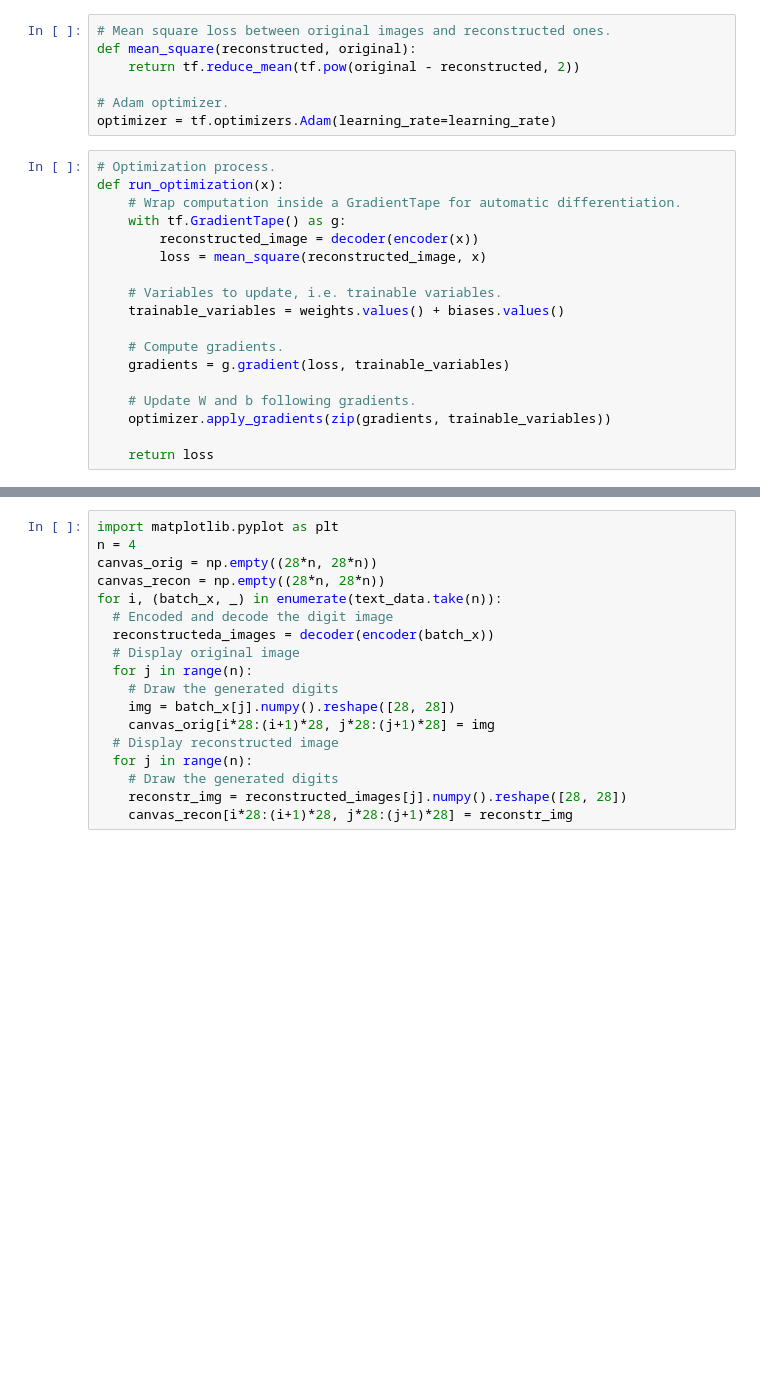
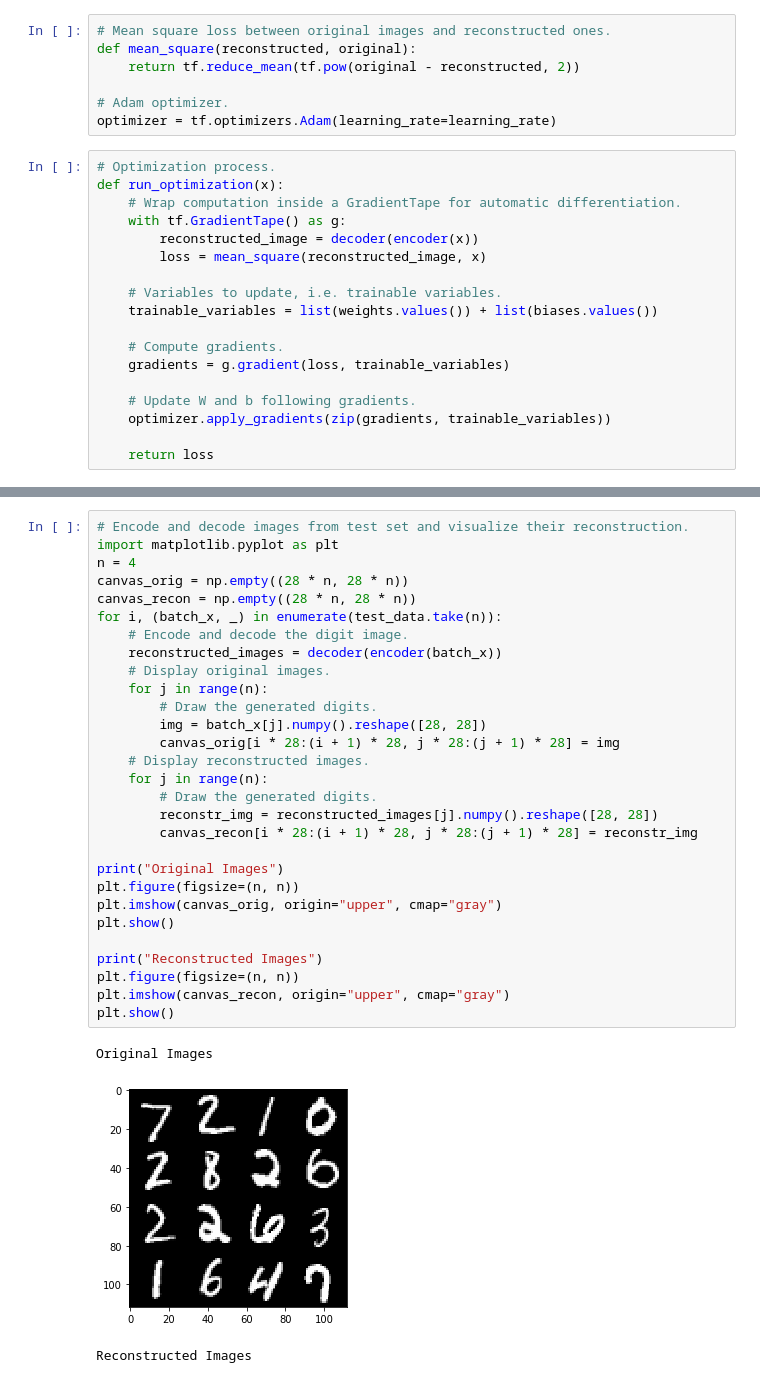
Before and after one commit to sanjeev1996/Tensorflow2.0, a Jupyter notebook: Tensorflow_autoencoder.ipynb, the cells around one changed output, grey strips where cells are left out. Cells and saved outputs as stored; diff of their text form; blank space fills up the shorter version.

```diff
--- a/Tensorflow_autoencoder.ipynb
+++ b/Tensorflow_autoencoder.ipynb
@@ -98,7 +99,7 @@ def run_optimization(x):
         loss = mean_square(reconstructed_image, x)
 
     # Variables to update, i.e. trainable variables.
-    trainable_variables = weights.values() + biases.values()
+    trainable_variables = list(weights.values()) + list(biases.values())
 
     # Compute gradients.
     gradients = g.gradient(loss, trainable_variables)
@@ -121,18 +138,33 @@ TypeError: ignored
 # %%
+# Encode and decode images from test set and visualize their reconstruction.
 import matplotlib.pyplot as plt
 n = 4
-canvas_orig = np.empty((28*n, 28*n))
-canvas_recon = np.empty((28*n, 28*n))
-for i, (batch_x, _) in enumerate(text_data.take(n)):
-  # Encoded and decode the digit image
-  reconstructeda_images = decoder(encoder(batch_x))
-  # Display original image
-  for j in range(n):
-    # Draw the generated digits
-    img = batch_x[j].numpy().reshape([28, 28])
-    canvas_orig[i*28:(i+1)*28, j*28:(j+1)*28] = img
-  # Display reconstructed image
-  for j in range(n):
-    # Draw the generated digits
-    reconstr_img = reconstructed_images[j].numpy().reshape([28, 28])
-    canvas_recon[i*28:(i+1)*28, j*28:(j+1)*28] = reconstr_img
+canvas_orig = np.empty((28 * n, 28 * n))
+canvas_recon = np.empty((28 * n, 28 * n))
+for i, (batch_x, _) in enumerate(test_data.take(n)):
+    # Encode and decode the digit image.
+    reconstructed_images = decoder(encoder(batch_x))
+    # Display original images.
+    for j in range(n):
+        # Draw the generated digits.
+        img = batch_x[j].numpy().reshape([28, 28])
+        canvas_orig[i * 28:(i + 1) * 28, j * 28:(j + 1) * 28] = img
+    # Display reconstructed images.
+    for j in range(n):
+        # Draw the generated digits.
+        reconstr_img = reconstructed_images[j].numpy().reshape([28, 28])
+        canvas_recon[i * 28:(i + 1) * 28, j * 28:(j + 1) * 28] = reconstr_img
+
+print("Original Images")
+plt.figure(figsize=(n, n))
+plt.imshow(canvas_orig, origin="upper", cmap="gray")
+plt.show()
+
+print("Reconstructed Images")
+plt.figure(figsize=(n, n))
+plt.imshow(canvas_recon, origin="upper", cmap="gray")
+plt.show()
+# %% [output]
+Original Images
+[figure, added]
+Reconstructed Images
```
Also changed, not shown: parts of 4 cells of this notebook.
